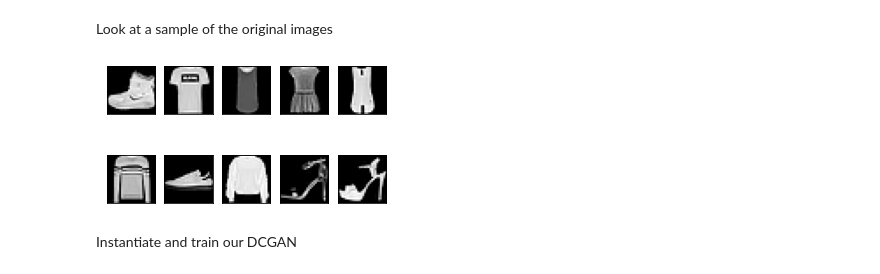
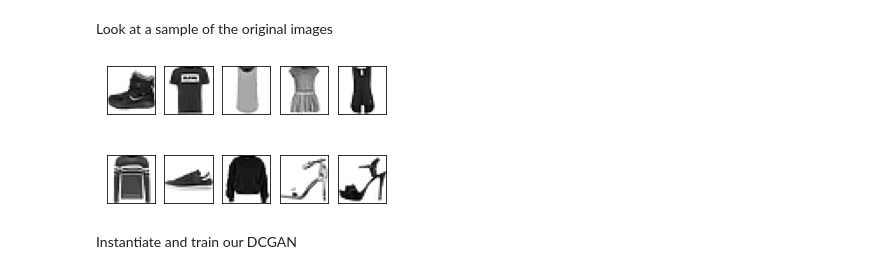
Before and after one commit to karencfisher/dcgan, a Jupyter notebook: mnistfashion_dcgan.ipynb, the cells around one changed output. Cells and saved outputs as stored; diff of their text form; code cells hidden in the pictures.

```diff
--- a/mnistfashion_dcgan.ipynb
+++ b/mnistfashion_dcgan.ipynb
@@ -41,14 +32,14 @@ Look at a sample of the original images
 # %%
 fig, ax = plt.subplots(2, 5, figsize=(5, 3))
 fig.patch.set_facecolor('white')
 for indx, img in enumerate(X_train[:10]):
     img = img.reshape(28, 28)
     i, j = indx // 5, indx % 5
-    ax[i, j].imshow(img, cmap='gray')
+    ax[i, j].imshow(img, cmap=plt.cm.binary)
     ax[i, j].set_xticks([])
     ax[i, j].set_yticks([])
 # %% [output]
-[figure, old version]
+[figure, new version]
 # %% [markdown]
 Instantiate and train our DCGAN
 # %%
```
Also changed, not shown: parts of 1 cell of this notebook, 3 other files.
